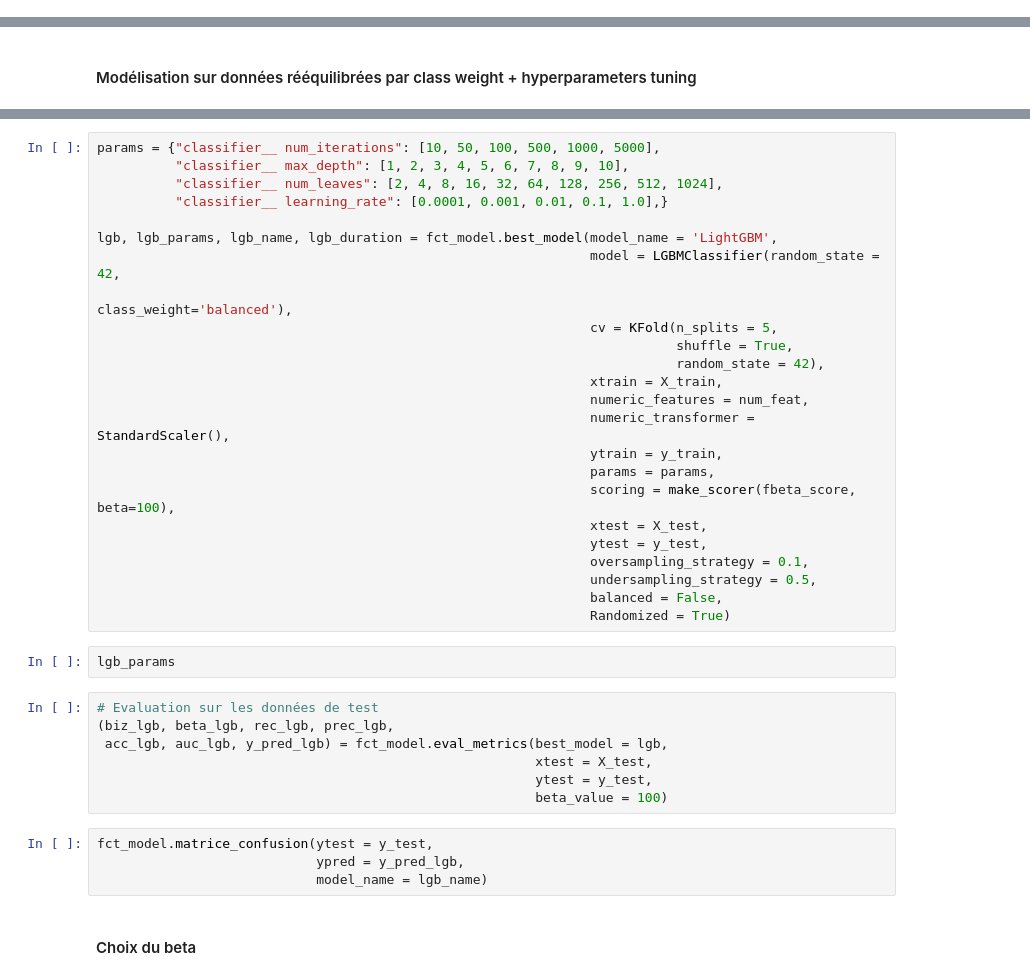
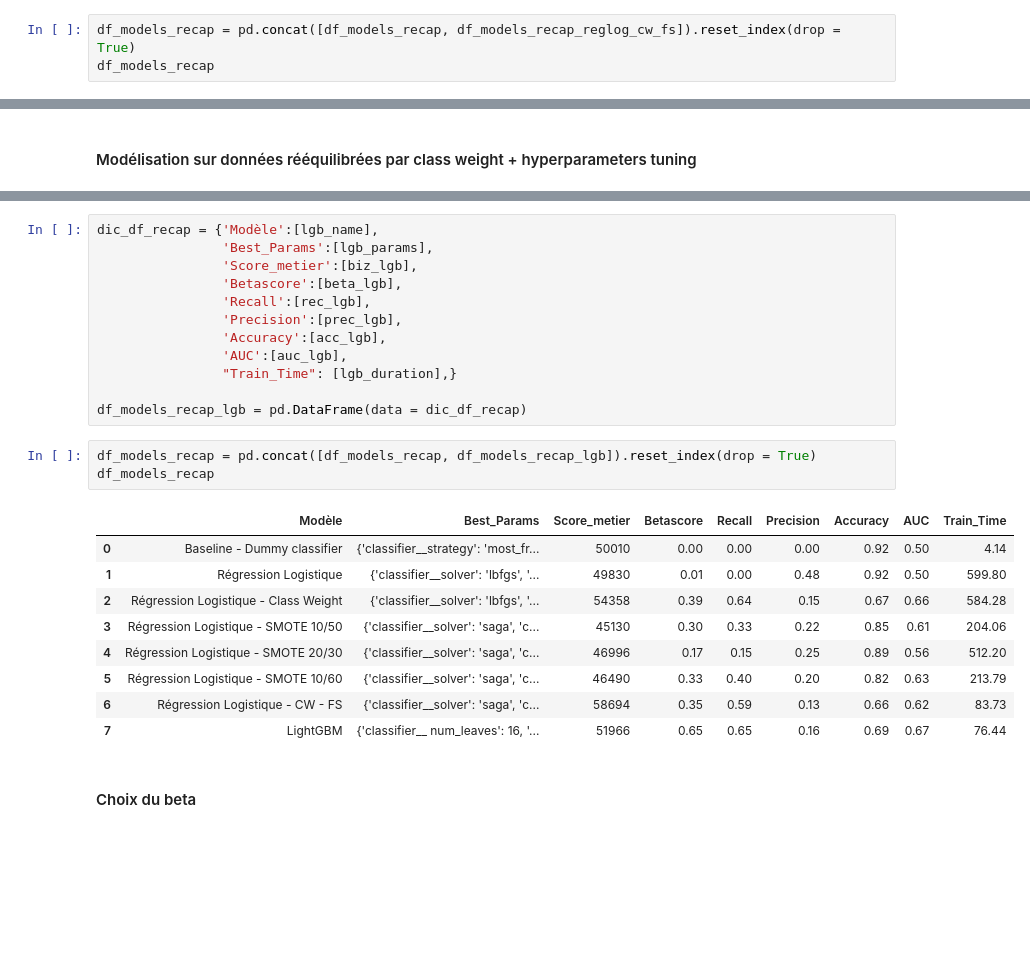
Before and after one commit to Milie-Mimi/OC_DS_Project7_, a Jupyter notebook: GROSCHENE_Emilie_2_model_032023.ipynb, the cells around one changed output, grey strips where cells are left out. Drawn from its saved outputs; the diff is of its cells as text; blank space fills up the shorter version.

Commit message:
LightGBM

```diff
--- a/GROSCHENE_Emilie_2_model_032023.ipynb
+++ b/GROSCHENE_Emilie_2_model_032023.ipynb
@@ -1283,0 +1353,3 @@ sns.barplot(data = weights_reglin_CO2, x = 'coef', y = 'features');
+# %%
+df_models_recap = pd.concat([df_models_recap, df_models_recap_reglog_cw_fs]).reset_index(drop = True)
+df_models_recap
@@ -1348,40 +1463,28 @@ fct_model.matrice_confusion(ytest = y_test,
-# %%
-params = {"classifier__ num_iterations": [10, 50, 100, 500, 1000, 5000],
-          "classifier__ max_depth": [1, 2, 3, 4, 5, 6, 7, 8, 9, 10],
-          "classifier__ num_leaves": [2, 4, 8, 16, 32, 64, 128, 256, 512, 1024],
-          "classifier__ learning_rate": [0.0001, 0.001, 0.01, 0.1, 1.0],}
-
-lgb, lgb_params, lgb_name, lgb_duration = fct_model.best_model(model_name = 'LightGBM',
-                                                               model = LGBMClassifier(random_state = 42,
-                                                                                      class_weight='balanced'),
-                                                               cv = KFold(n_splits = 5,
-                                                                          shuffle = True,
-                                                                          random_state = 42),
-                                                               xtrain = X_train,
-                                                               numeric_features = num_feat,
-                                                               numeric_transformer = StandardScaler(),
-                                                               ytrain = y_train,
-                                                               params = params,
-                                                               scoring = make_scorer(fbeta_score, beta=100),
-                                                               xtest = X_test,
-                                                               ytest = y_test,
-                                                               oversampling_strategy = 0.1,
-                                                               undersampling_strategy = 0.5,
-                                                               balanced = False,
-                                                               Randomized = True)
-# %%
-lgb_params
-# %%
-# Evaluation sur les données de test
-(biz_lgb, beta_lgb, rec_lgb, prec_lgb,
- acc_lgb, auc_lgb, y_pred_lgb) = fct_model.eval_metrics(best_model = lgb,
-                                                        xtest = X_test,
-                                                        ytest = y_test,
-                                                        beta_value = 100)
-# %%
-fct_model.matrice_confusion(ytest = y_test,
-                            ypred = y_pred_lgb,
-                            model_name = lgb_name)
+# %%
+dic_df_recap = {'Modèle':[lgb_name],
+                'Best_Params':[lgb_params],
+                'Score_metier':[biz_lgb],
+                'Betascore':[beta_lgb],
+                'Recall':[rec_lgb],
+                'Precision':[prec_lgb],
+                'Accuracy':[acc_lgb],
+                'AUC':[auc_lgb],
+                "Train_Time": [lgb_duration],}
+
+df_models_recap_lgb = pd.DataFrame(data = dic_df_recap)
+# %%
+df_models_recap = pd.concat([df_models_recap, df_models_recap_lgb]).reset_index(drop = True)
+df_models_recap
+# %% [output]
+|  | Modèle | Best_Params | Score_metier | Betascore | Recall | Precision | Accuracy | AUC | Train_Time |
+| 0 | Baseline - Dummy classifier | {'classifier__strategy': 'most_fr... | 50010 | 0.00 | 0.00 | 0.00 | 0.92 | 0.50 | 4.14 |
+| 1 | Régression Logistique | {'classifier__solver': 'lbfgs', '... | 49830 | 0.01 | 0.00 | 0.48 | 0.92 | 0.50 | 599.80 |
+| 2 | Régression Logistique - Class Weight | {'classifier__solver': 'lbfgs', '... | 54358 | 0.39 | 0.64 | 0.15 | 0.67 | 0.66 | 584.28 |
+| 3 | Régression Logistique - SMOTE 10/50 | {'classifier__solver': 'saga', 'c... | 45130 | 0.30 | 0.33 | 0.22 | 0.85 | 0.61 | 204.06 |
+| 4 | Régression Logistique - SMOTE 20/30 | {'classifier__solver': 'saga', 'c... | 46996 | 0.17 | 0.15 | 0.25 | 0.89 | 0.56 | 512.20 |
+| 5 | Régression Logistique - SMOTE 10/60 | {'classifier__solver': 'saga', 'c... | 46490 | 0.33 | 0.40 | 0.20 | 0.82 | 0.63 | 213.79 |
+| 6 | Régression Logistique - CW - FS | {'classifier__solver': 'saga', 'c... | 58694 | 0.35 | 0.59 | 0.13 | 0.66 | 0.62 | 83.73 |
+| 7 | LightGBM | {'classifier__ num_leaves': 16, '... | 51966 | 0.65 | 0.65 | 0.16 | 0.69 | 0.67 | 76.44 |
 # %% [markdown]
 #### Choix du beta
 # %%
```
Also changed, not shown: parts of 60 cells of this notebook.
